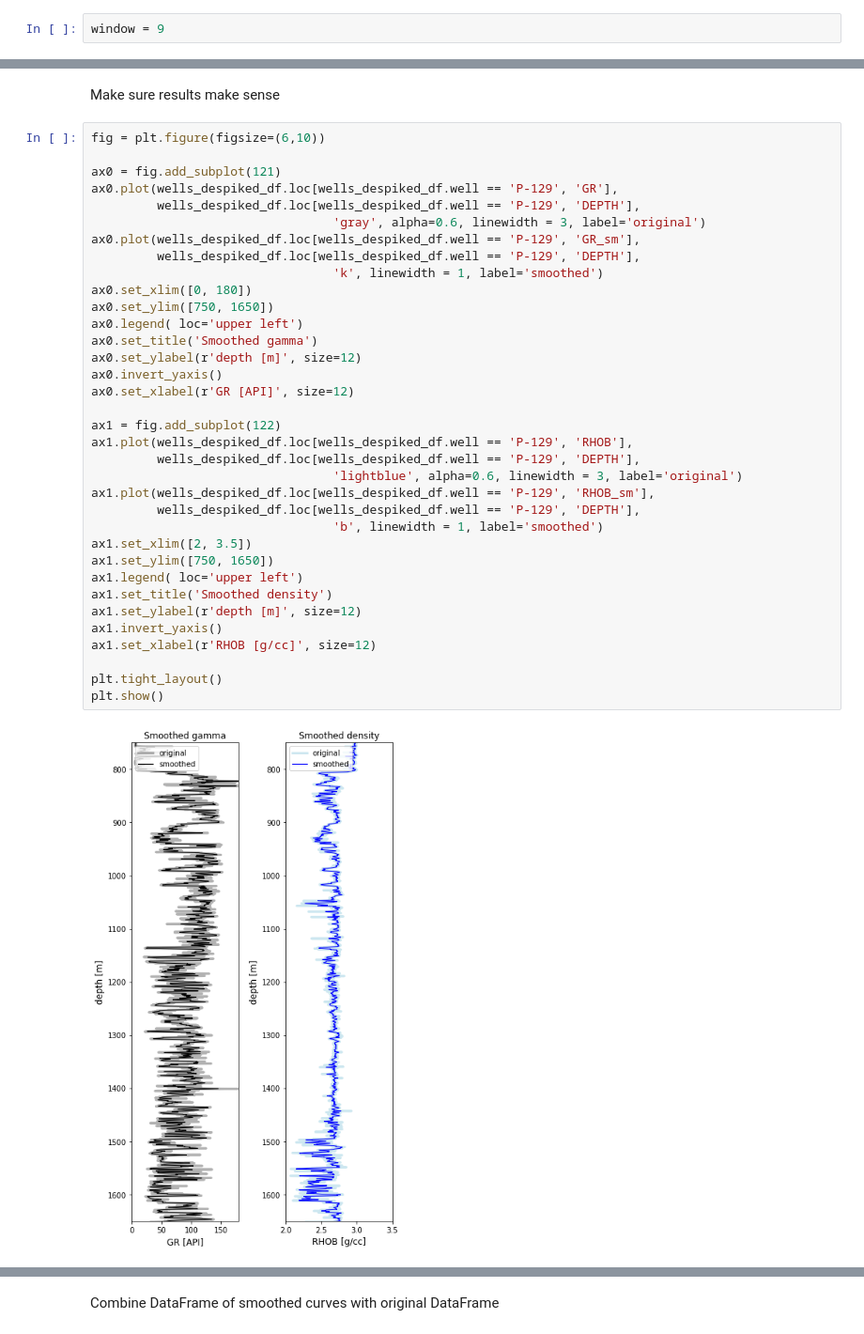
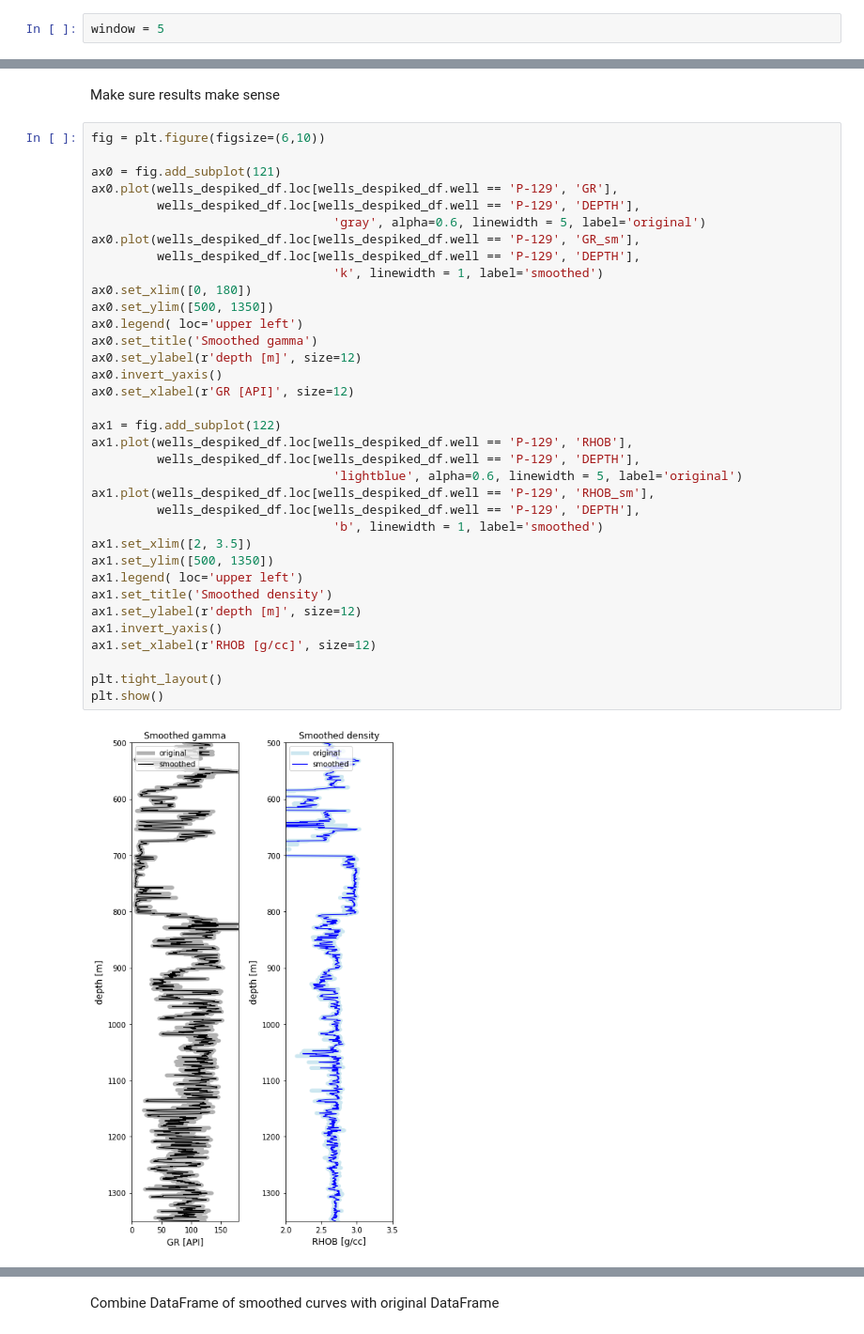
Before and after one commit to agilescientific/in-bruges, a Jupyter notebook: notebooks/Average_curves_from_dataframe.ipynb, the cells around one changed output, grey strips where cells are left out. Shown at 94% size. Saved outputs shown, nothing was run; the diff lists cells and outputs as text.

```diff
--- a/notebooks/Average_curves_from_dataframe.ipynb
+++ b/notebooks/Average_curves_from_dataframe.ipynb
@@ -170,7 +170,7 @@ wells.describe(include = 'all')
 # %%
 logs = ['GR', 'RHOB']
 # %%
-window = 9
+window = 5
 # %%
 wells_sm = pd.DataFrame()
 
@@ -202,38 +202,38 @@ fig = plt.figure(figsize=(6,10))
 
 ax0 = fig.add_subplot(121)
 ax0.plot(wells_despiked_df.loc[wells_despiked_df.well == 'P-129', 'GR'],
          wells_despiked_df.loc[wells_despiked_df.well == 'P-129', 'DEPTH'],
-                                 'gray', alpha=0.6, linewidth = 3, label='original')
+                                 'gray', alpha=0.6, linewidth = 5, label='original')
 ax0.plot(wells_despiked_df.loc[wells_despiked_df.well == 'P-129', 'GR_sm'],
          wells_despiked_df.loc[wells_despiked_df.well == 'P-129', 'DEPTH'],
                                  'k', linewidth = 1, label='smoothed')
 ax0.set_xlim([0, 180])
-ax0.set_ylim([750, 1650])
+ax0.set_ylim([500, 1350])
 ax0.legend( loc='upper left')
 ax0.set_title('Smoothed gamma')
 ax0.set_ylabel(r'depth [m]', size=12)
 ax0.invert_yaxis()
 ax0.set_xlabel(r'GR [API]', size=12)
 
 ax1 = fig.add_subplot(122)
 ax1.plot(wells_despiked_df.loc[wells_despiked_df.well == 'P-129', 'RHOB'],
          wells_despiked_df.loc[wells_despiked_df.well == 'P-129', 'DEPTH'],
-                                 'lightblue', alpha=0.6, linewidth = 3, label='original')
+                                 'lightblue', alpha=0.6, linewidth = 5, label='original')
 ax1.plot(wells_despiked_df.loc[wells_despiked_df.well == 'P-129', 'RHOB_sm'],
          wells_despiked_df.loc[wells_despiked_df.well == 'P-129', 'DEPTH'],
                                  'b', linewidth = 1, label='smoothed')
 ax1.set_xlim([2, 3.5])
-ax1.set_ylim([750, 1650])
+ax1.set_ylim([500, 1350])
 ax1.legend( loc='upper left')
 ax1.set_title('Smoothed density')
 ax1.set_ylabel(r'depth [m]', size=12)
 ax1.invert_yaxis()
 ax1.set_xlabel(r'RHOB [g/cc]', size=12)
 
 plt.tight_layout()
 plt.show()
 # %% [output]
-[figure, old version]
+[figure, new version]
 # %%
 fig = plt.figure(figsize=(6,10))
 
```
Also changed, not shown: parts of 12 cells of this notebook.
